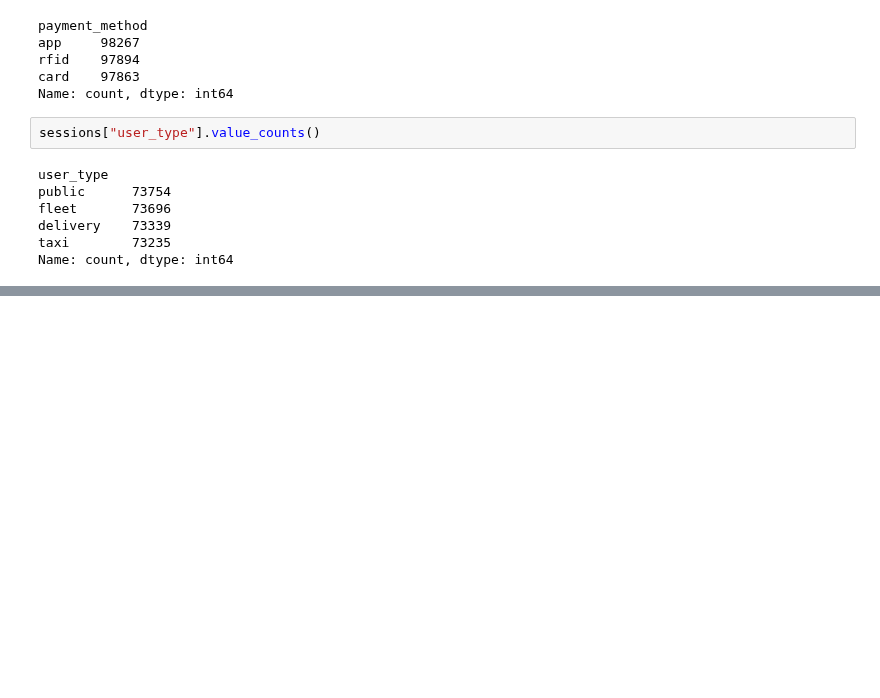
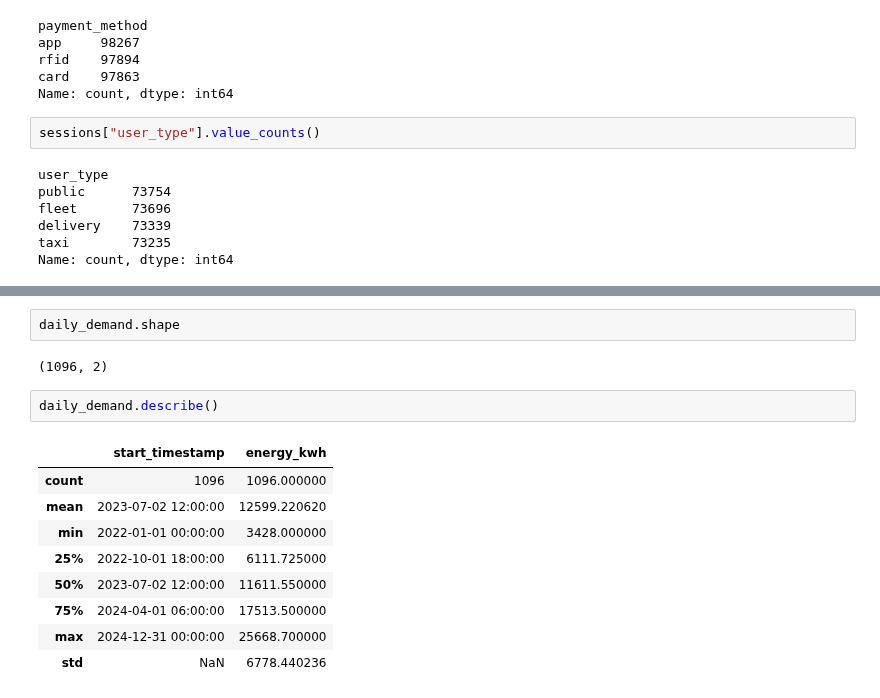
Before and after one commit to Student-boy143/powergrid-ev-analytics, a Jupyter notebook: notebooks/01_dataset_exploration.ipynb.ipynb, the cells around one changed output, grey strips where cells are left out. Cells and saved outputs as stored; diff of their text form; blank space fills up the shorter version.

```diff
--- a/notebooks/01_dataset_exploration.ipynb.ipynb
+++ b/notebooks/01_dataset_exploration.ipynb.ipynb
@@ -343,0 +363,16 @@ Name: count, dtype: int64
+# %%
+daily_demand.shape
+# %% [output]
+(1096, 2)
+# %%
+daily_demand.describe()
+# %% [output]
+|  | start_timestamp | energy_kwh |
+| count | 1096 | 1096.000000 |
+| mean | 2023-07-02 12:00:00 | 12599.220620 |
+| min | 2022-01-01 00:00:00 | 3428.000000 |
+| 25% | 2022-10-01 18:00:00 | 6111.725000 |
+| 50% | 2023-07-02 12:00:00 | 11611.550000 |
+| 75% | 2024-04-01 06:00:00 | 17513.500000 |
+| max | 2024-12-31 00:00:00 | 25668.700000 |
+| std | NaN | 6778.440236 |
```
Also changed, not shown: parts of 21 cells of this notebook.
